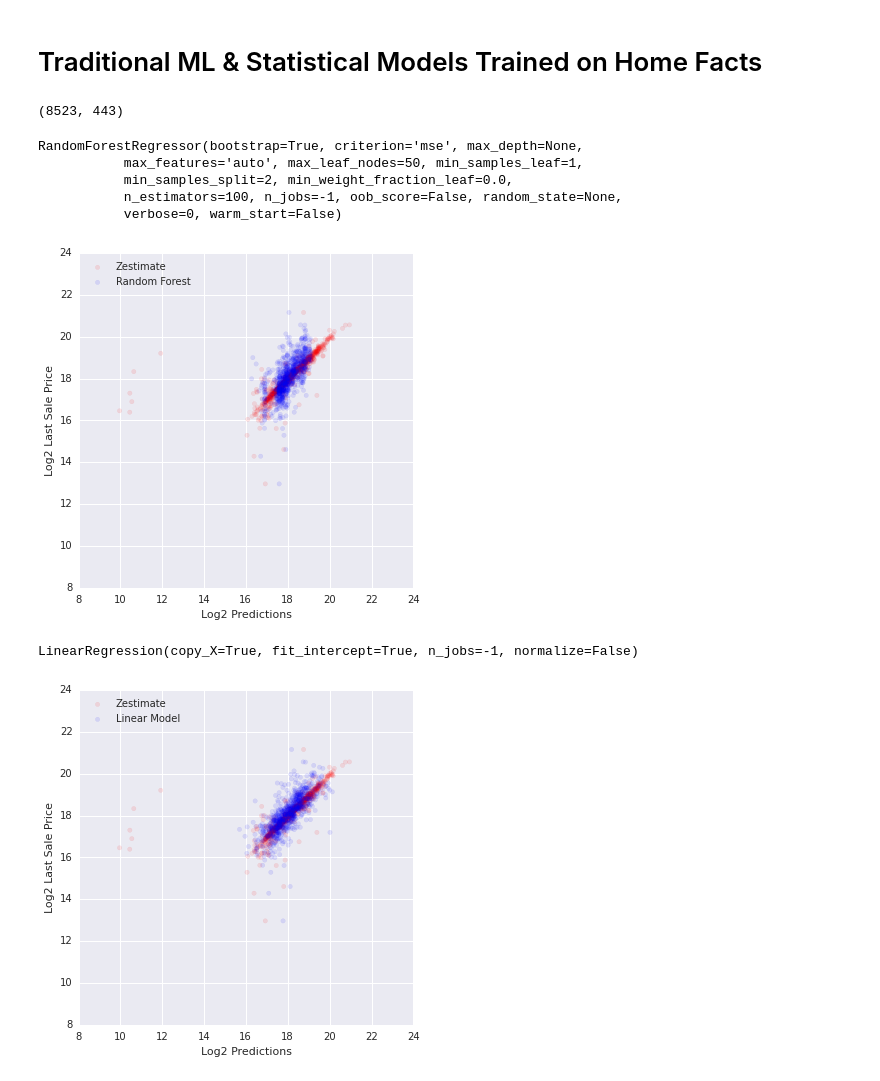
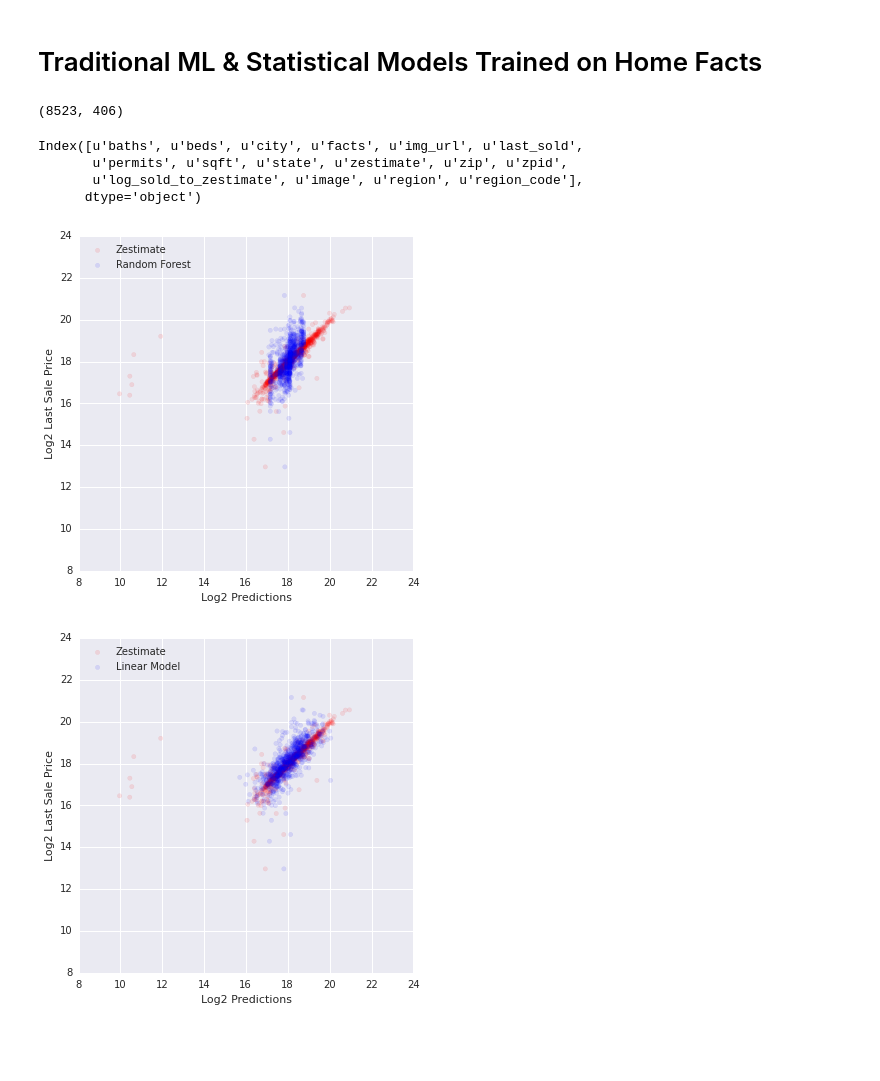
Before and after one commit to jeffschecter/sandbox, a Jupyter notebook: zillow/zillow.ipynb, the cells around one changed output. Drawn from its saved outputs; the diff is of its cells as text; code cells hidden in the pictures; blank space fills up the shorter version.

```diff
--- a/zillow/zillow.ipynb
+++ b/zillow/zillow.ipynb
@@ -65,16 +65,8 @@ train_df = df.iloc[train_ixs]
 # %% [markdown]
 # Traditional ML & Statistical Models Trained on Home Facts
 # %%
-_, vf = zillow.VectorizeFacts(df.region.map(lambda r: [r]) + df.facts)
+reload(zillow)
+vectorizer, vf = zillow.VectorizeFacts(df.region.map(lambda r: [r]) + df.facts)
 vf.shape
 # %% [output]
-(8523, 443)
+(8523, 406)
-# %%
-rfr = ensemble.RandomForestRegressor(n_estimators=100, max_leaf_nodes=50, n_jobs=-1)
-rfr.fit(vf[train_ixs], np.log2(df.last_sold[train_ixs]))
-# %% [output]
-RandomForestRegressor(bootstrap=True, criterion='mse', max_depth=None,
-           max_features='auto', max_leaf_nodes=50, min_samples_leaf=1,
-           min_samples_split=2, min_weight_fraction_leaf=0.0,
-           n_estimators=100, n_jobs=-1, oob_score=False, random_state=None,
-           verbose=0, warm_start=False)
@@ -83,21 +73,28 @@ rfr_preds = rfr.predict(vf[test_ixs])
+# %%
+df.columns
+# %% [output]
+Index([u'baths', u'beds', u'city', u'facts', u'img_url', u'last_sold',
+       u'permits', u'sqft', u'state', u'zestimate', u'zip', u'zpid',
+       u'log_sold_to_zestimate', u'image', u'region', u'region_code'],
+      dtype='object')
 # %%
+rfr = ensemble.RandomForestRegressor(n_estimators=100, max_leaf_nodes=10, n_jobs=-1)
+rfr.fit(vf[train_ixs], np.log2(df.last_sold[train_ixs]))
+
+rfr_preds = rfr.predict(vf[test_ixs])
+
 figsize(6, 6)
 plt.scatter(
     np.log2(df.zestimate[test_ixs]), np.log2(df.last_sold[test_ixs]),
     color="red", label="Zestimate", alpha=0.1)
 plt.scatter(
     rfr_preds, np.log2(df.last_sold[test_ixs]),
     color="blue", label="Random Forest", alpha=0.1)
 plt.xlabel("Log2 Predictions")
 plt.ylabel("Log2 Last Sale Price")
 plt.xlim(8, 24)
 plt.ylim(8, 24)
 plt.legend(loc="upper left")
 plt.show()
 # %% [output]
-[figure, old version]
+[figure, new version]
-# %%
-olsr = linear_model.LinearRegression(n_jobs=-1)
-olsr.fit(vf[train_ixs], np.log2(df.last_sold[train_ixs]))
-# %% [output]
-LinearRegression(copy_X=True, fit_intercept=True, n_jobs=-1, normalize=False)
```
Also changed, not shown: parts of 10 cells of this notebook, 1 other file.
